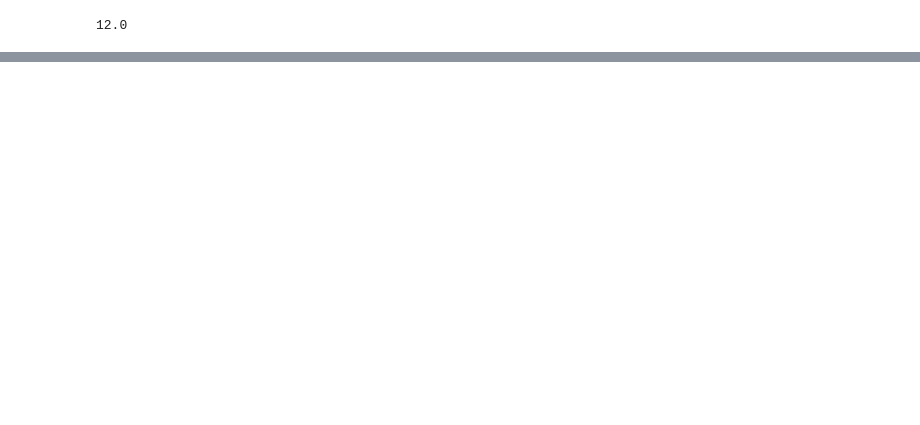
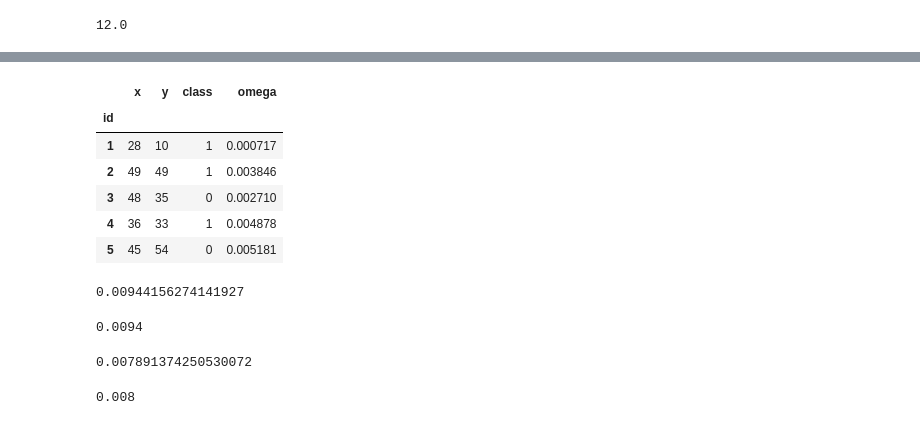
Before and after one commit to larikhin/Data_Analysis_ML, a Jupyter notebook: 20 sorting/sort_evklid_mankh_cheb.ipynb, the cells around one changed output, grey strips where cells are left out. Saved outputs shown, nothing was run; the diff lists cells and outputs as text; code cells hidden in the pictures; blank space fills up the shorter version.

```diff
--- a/20 sorting/sort_evklid_mankh_cheb.ipynb
+++ b/20 sorting/sort_evklid_mankh_cheb.ipynb
@@ -65,0 +53,3 @@ d1.min()
+# %%
+data_d = data.drop(['class'], axis=1)
+data_d
@@ -65,0 +64,9 @@ d1.min()
+# %%
+# координаты нового элемента
+Xnew = 33
+Ynew = 47
+# разница между координатами нового элемента и имеющихся
+data_difer = data_d.copy(deep=True)
+data_difer.x,data_difer.y = data.x-Xnew,data.y-Ynew
+# разности
+data_difer
@@ -65,0 +83,6 @@ d1.min()
+# %%
+# Евклидово пространство
+# корень из суммы квадратов
+# складываем разницы координат
+dE = (data_difer.x**2+data_difer.y**2)**0.5
+dE
@@ -70,0 +175,4 @@ d1.min()
+# %%
+# Веса обратно пропорциональны квадрату расстояния между объектами
+omega = 1/ (dE)**2
+omega
@@ -70,0 +198,39 @@ d1.min()
+# %%
+# добавляем столбик с весами
+data_add_omega = data.copy(deep=True)
+data_add_omega['omega']=omega
+data_add_omega
+# %% [output]
+|  | x | y | class | omega |
+| id |  |  |  |  |
+| 1 | 28 | 10 | 1 | 0.000717 |
+| 2 | 49 | 49 | 1 | 0.003846 |
+| 3 | 48 | 35 | 0 | 0.002710 |
+| 4 | 36 | 33 | 1 | 0.004878 |
+| 5 | 45 | 54 | 0 | 0.005181 |
+# %%
+# взвешенная сумма весов элементов 1ого класса
+
+#фильтруем 1 класс
+data_1 = data_add_omega[data_add_omega['class']==1]
+# суммируем веса
+data_1.omega.sum()
+# %% [output]
+0.00944156274141927
+# %%
+round(data_1.omega.sum(),4)
+# %% [output]
+0.0094
+# %%
+# взвешенная сумма весов элементов 0ого класса
+
+#фильтруем 0 класс
+data_0 = data_add_omega[data_add_omega['class']==0]
+# суммируем веса
+data_0.omega.sum()
+# %% [output]
+0.007891374250530072
+# %%
+round(data_0.omega.sum(),3)
+# %% [output]
+0.008
```
Also changed, not shown: parts of 26 cells of this notebook.
